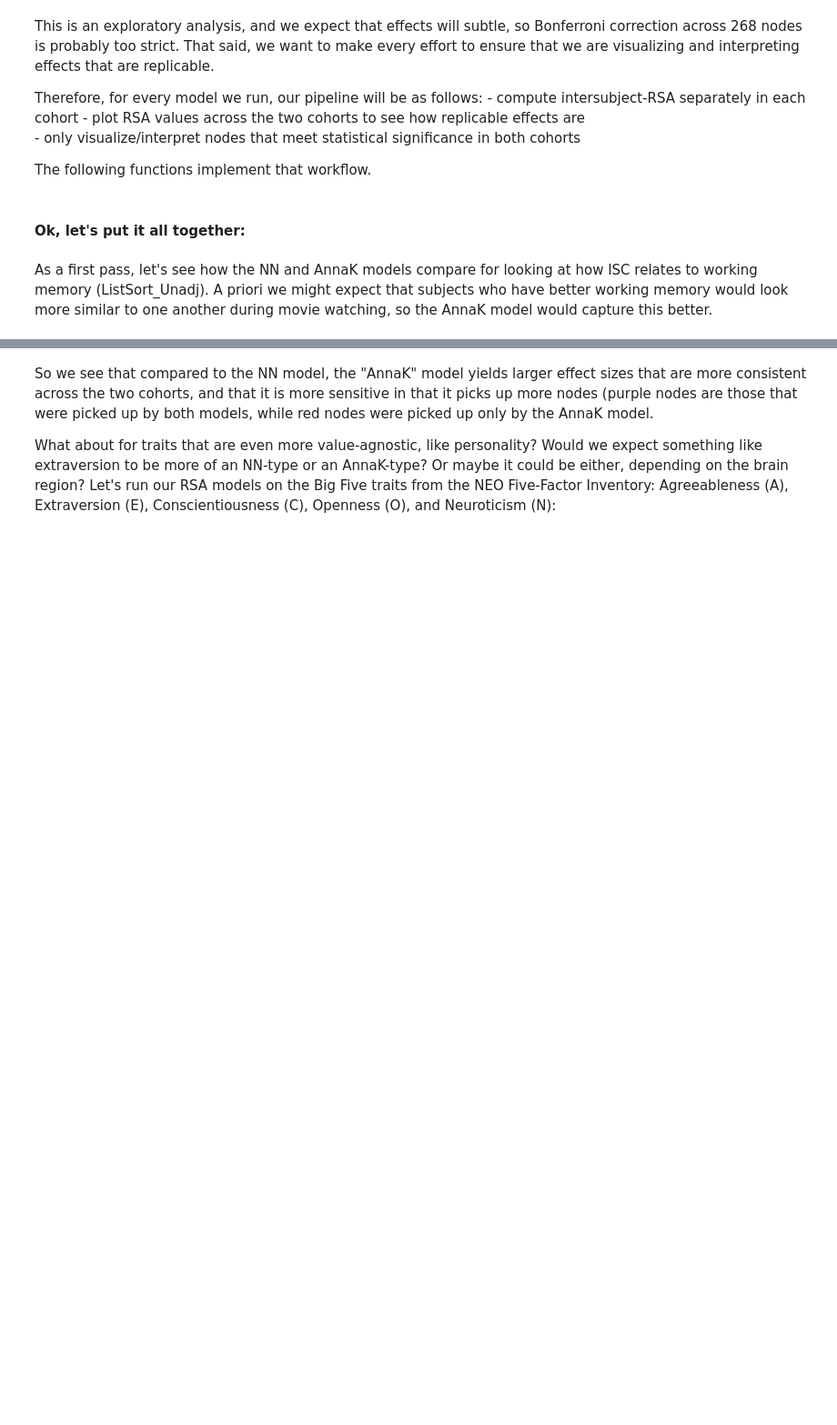
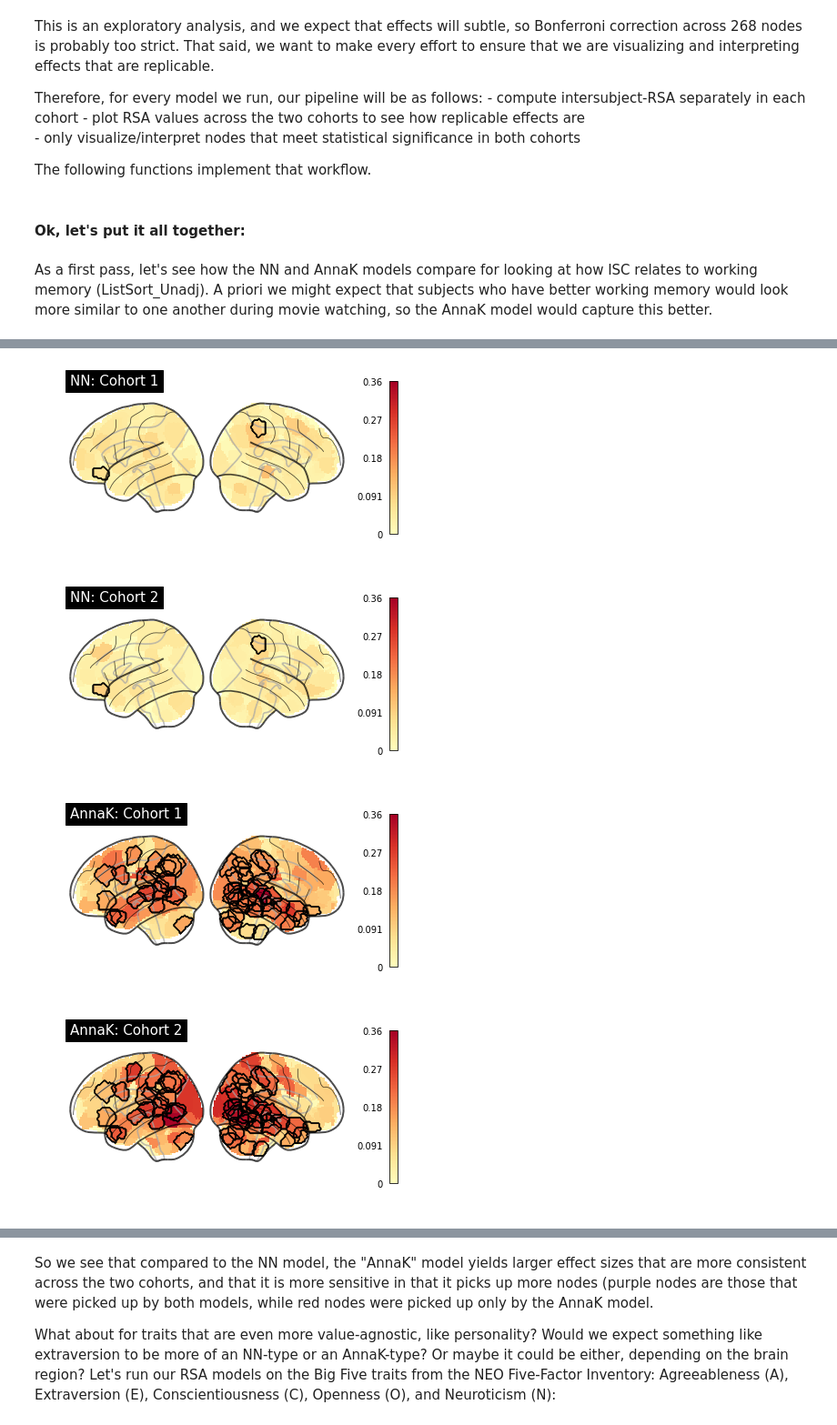
Before and after one commit to esfinn/intersubj_rsa, a Jupyter notebook: isRSA_HCP_demo.ipynb, the cells around one changed output, grey strips where cells are left out. Shown: that part at 91% size. Saved outputs shown, nothing was run; the diff lists cells and outputs as text; code cells hidden in the pictures; blank space fills up the shorter version.

Commit message:
improved glass brain/scatterplots, cleaned up code

```diff
--- a/isRSA_HCP_demo.ipynb
+++ b/isRSA_HCP_demo.ipynb
@@ -547,4 +526,10 @@ def isrsa_wrapper(behav_name, clip_name, models, GSR=0, n_perms=1000):
         results_dict[model]["result1"] = result1
         results_dict[model]["result2"] = result2
 
+    # Save metadata
+    results_dict["clip_name"] = clip_name
+    results_dict["behav_name"] = behav_name
+    results_dict["n_perms"] = n_perms
+    results_dict["GSR"] = GSR
+
     return results_dict
@@ -656,9 +656,7 @@ As a first pass, let's see how the NN and AnnaK models compare for looking at ho
 behav_name = "ListSort_Unadj"
 clip_name = "MOVIE1_7T_AP"
 models = ["NN", "AnnaK"]
+n_perms = 10000
 alpha = 0.05
 
-results_dict = isrsa_wrapper(behav_name = behav_name, clip_name = clip_name, models = models)
-fig = figure_wrapper(results_dict, figsize = (16,4), alpha = alpha, flip_left = True)
-
-fig.suptitle(behav_name, x = 0.3, fontsize = 20)
+results_dict = isrsa_wrapper(behav_name = behav_name, clip_name = clip_name, models = models, n_perms=n_perms)
@@ -669,0 +663,7 @@ Text(0.3, 0.98, 'ListSort_Unadj')
+# %%
+glassbrain_wrapper(results_dict)
+# %% [output]
+[figure, added]
+[figure, added]
+[figure, added]
+[figure, added]
```
Also changed, not shown: parts of 18 cells of this notebook, 23 other files.
